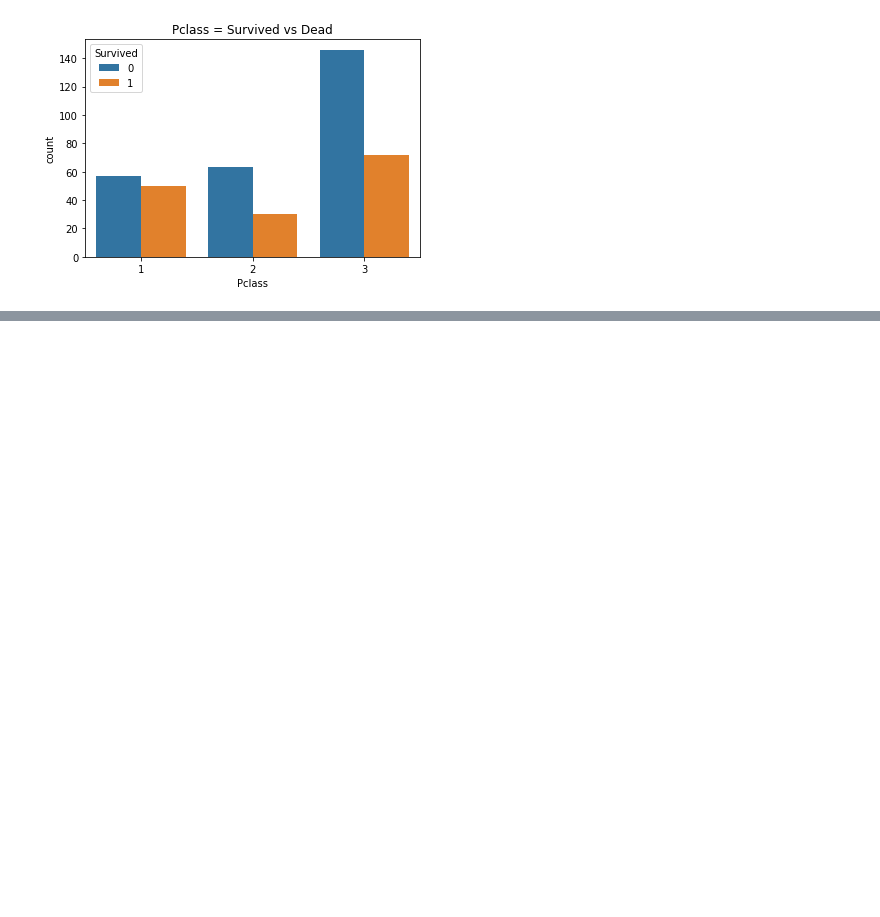
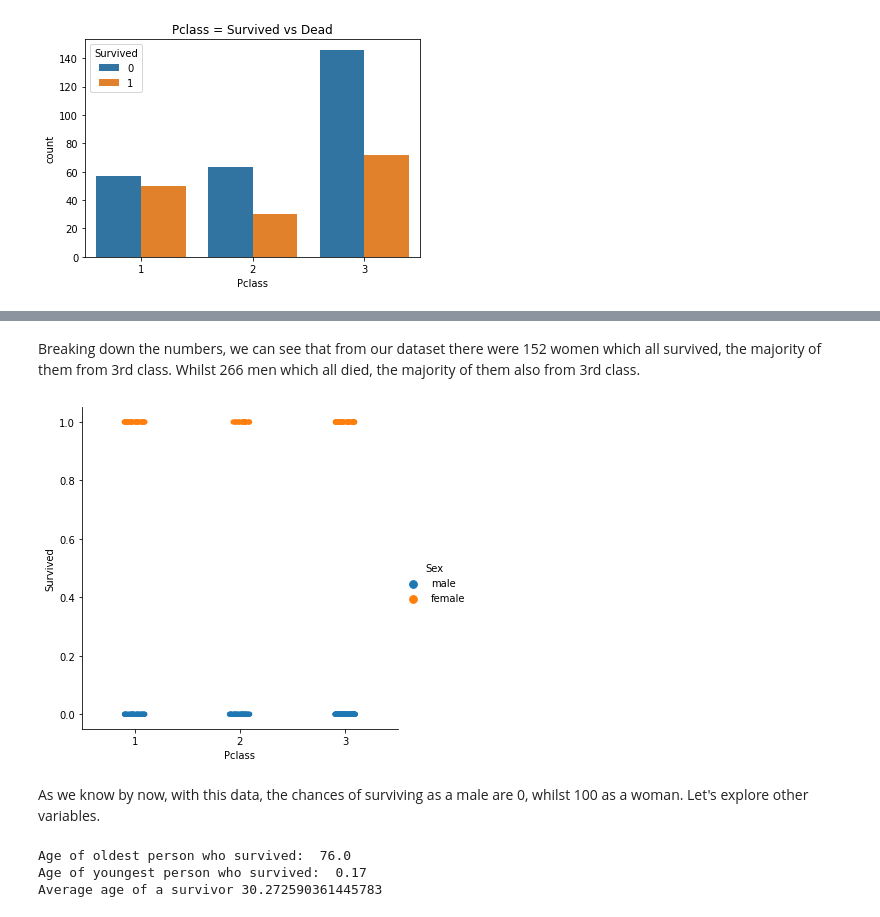
Before and after one commit to untsunts-code/titanic, a Jupyter notebook: notebooks/lalinsch.ipynb, the cells around one changed output, grey strips where cells are left out. Cells and saved outputs as stored; diff of their text form; code cells hidden in the pictures; blank space fills up the shorter version.

```diff
--- a/notebooks/lalinsch.ipynb
+++ b/notebooks/lalinsch.ipynb
@@ -127,0 +140,17 @@ plt.show()
+# %% [markdown]
+Breaking down the numbers, we can see that from our dataset there were 152 women which all survived, the majority of them from 3rd class. Whilst 266 men which all died, the majority of them also from 3rd class.
+# %%
+sb.catplot(x='Pclass', y='Survived', hue='Sex', data=df)
+plt.show()
+# %% [output]
+[figure, added]
+# %% [markdown]
+As we know by now, with this data, the chances of surviving as a male are 0, whilst 100 as a woman. Let's explore other variables.
+# %%
+print('Age of oldest person who survived: ', df['Age'].max())
+print('Age of youngest person who survived: ', df['Age'].min())
+print('Average age of a survivor', df['Age'].mean())
+# %% [output]
+Age of oldest person who survived:  76.0
+Age of youngest person who survived:  0.17
+Average age of a survivor 30.272590361445783
```
Also changed, not shown: parts of 9 cells of this notebook.
